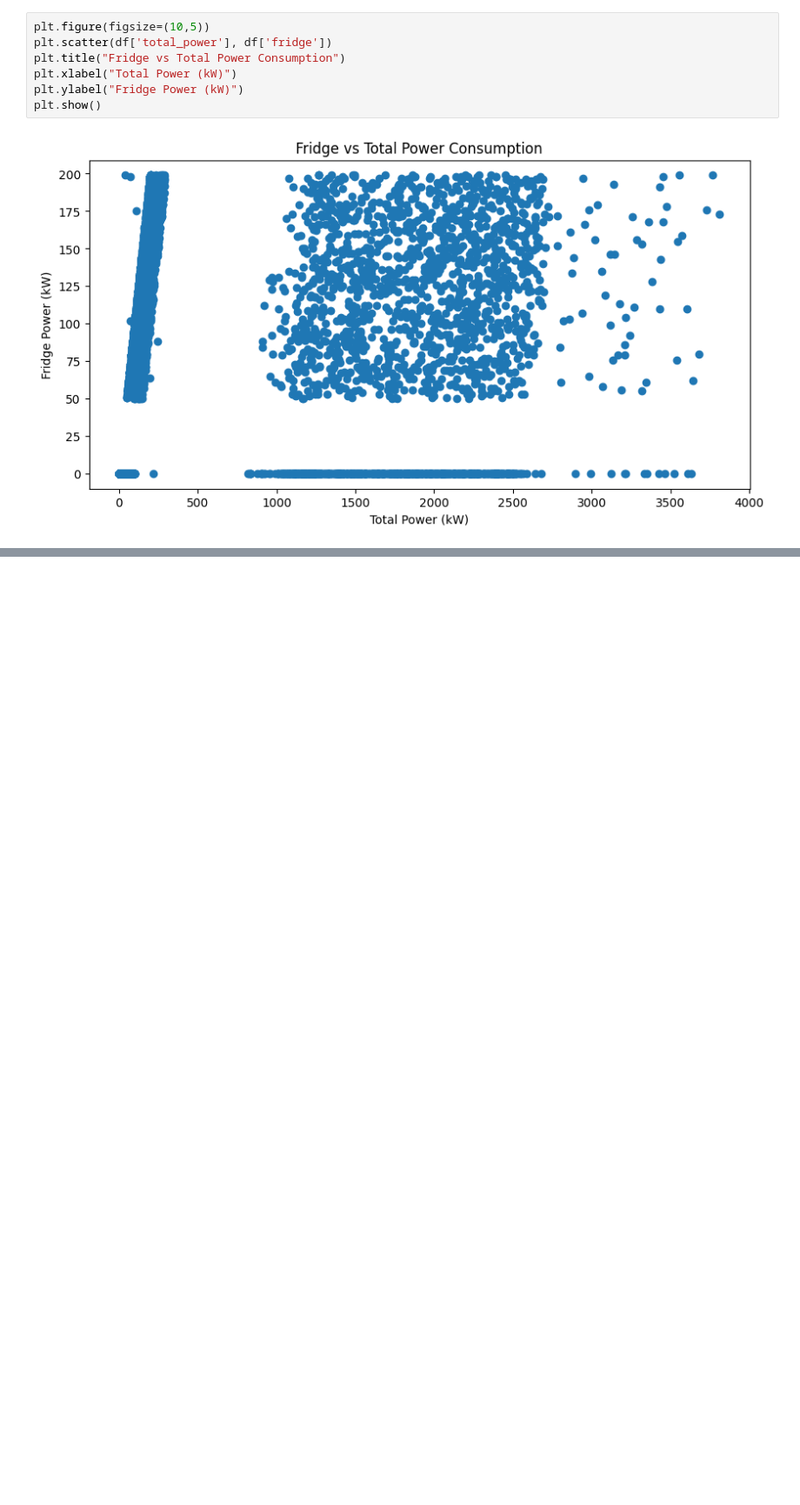
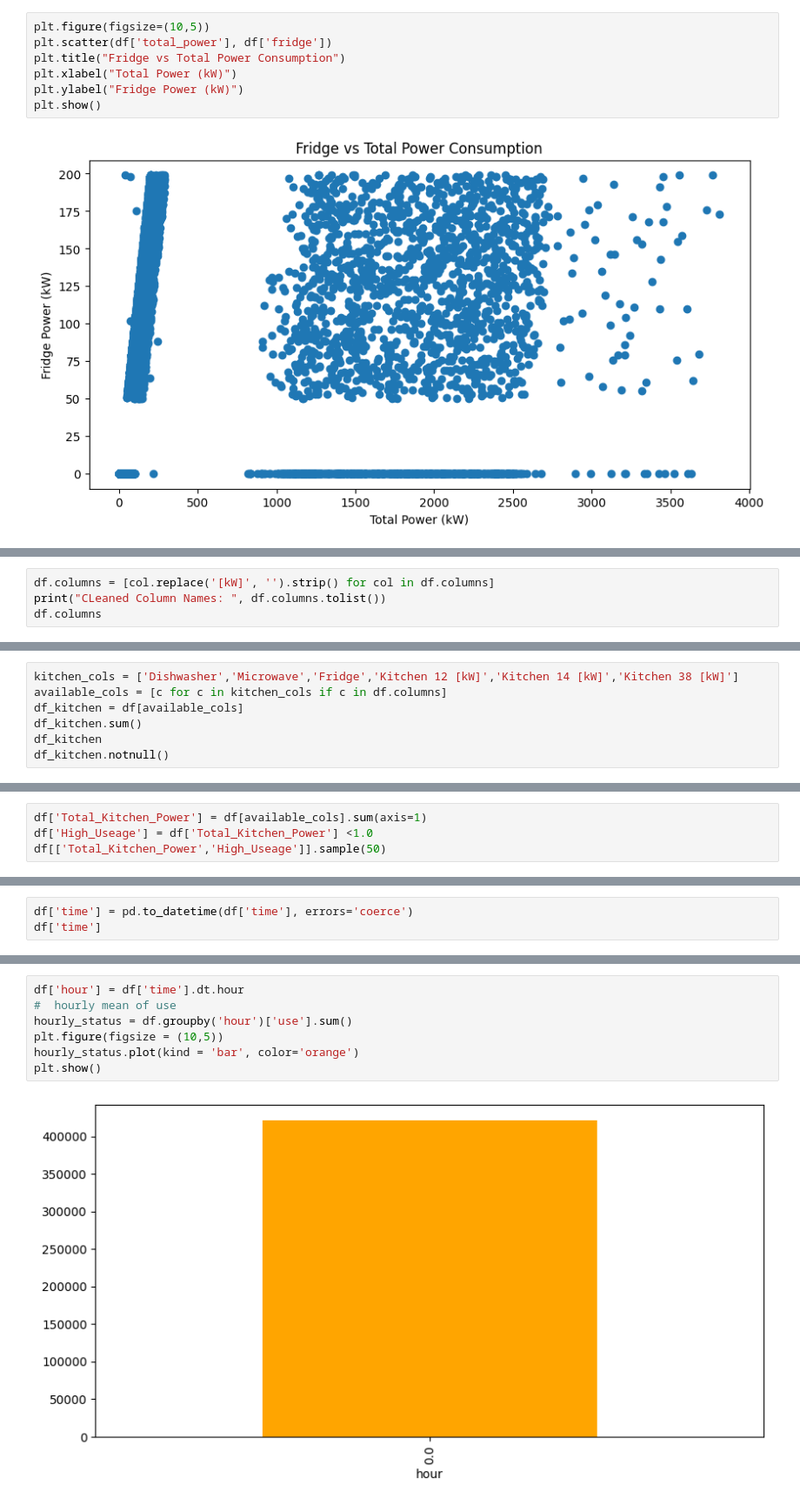
Before and after one commit to mailech/SmartEnergy-Consumption, a Jupyter notebook: NEW DATA.ipynb, the cells around one changed output, grey strips where cells are left out. Shown at 87% size. Saved outputs shown, nothing was run; the diff lists cells and outputs as text; blank space fills up the shorter version.

```diff
--- a/NEW DATA.ipynb
+++ b/NEW DATA.ipynb
@@ -264,0 +312,4 @@ plt.show()
+# %%
+df.columns = [col.replace('[kW]', '').strip() for col in df.columns]
+print("CLeaned Column Names: ", df.columns.tolist())
+df.columns
@@ -264,0 +325,7 @@ plt.show()
+# %%
+kitchen_cols = ['Dishwasher','Microwave','Fridge','Kitchen 12 [kW]','Kitchen 14 [kW]','Kitchen 38 [kW]']
+available_cols = [c for c in kitchen_cols if c in df.columns]
+df_kitchen = df[available_cols]
+df_kitchen.sum()
+df_kitchen
+df_kitchen.notnull()
@@ -264,0 +346,4 @@ plt.show()
+# %%
+df['Total_Kitchen_Power'] = df[available_cols].sum(axis=1)
+df['High_Useage'] = df['Total_Kitchen_Power'] <1.0
+df[['Total_Kitchen_Power','High_Useage']].sample(50)
@@ -264,0 +368,3 @@ plt.show()
+# %%
+df['time'] = pd.to_datetime(df['time'], errors='coerce')
+df['time']
@@ -264,0 +384,9 @@ plt.show()
+# %%
+df['hour'] = df['time'].dt.hour
+#  hourly mean of use
+hourly_status = df.groupby('hour')['use'].sum()
+plt.figure(figsize = (10,5))
+hourly_status.plot(kind = 'bar', color='orange')
+plt.show()
+# %% [output]
+[figure, added]
```
Also changed, not shown: parts of 22 cells of this notebook, 2 other files.
